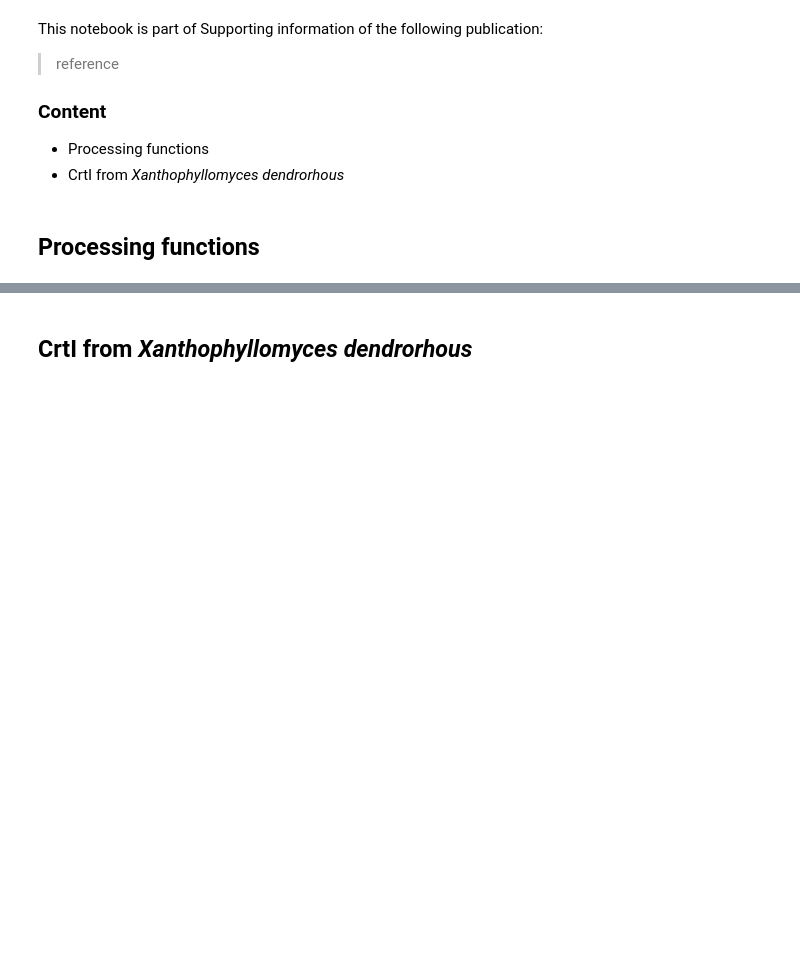
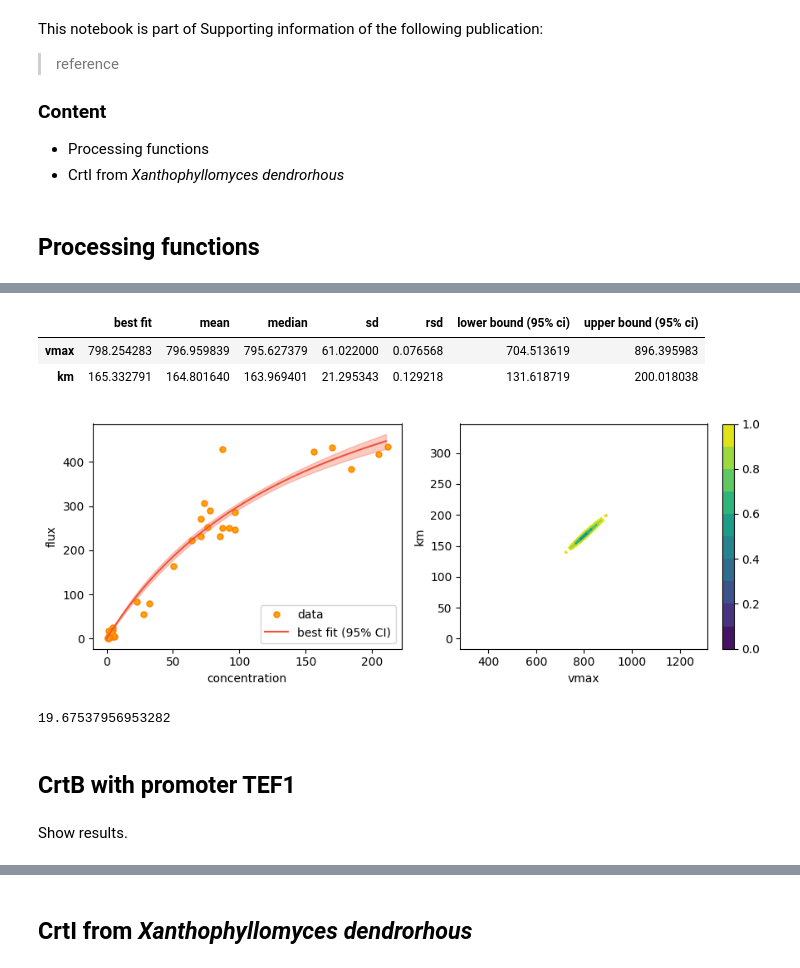
Before and after one commit to MetaSys-LISBP/in_vivo_enzymatic_parameters, a Jupyter notebook: enzinvivo.ipynb, the cells around one changed output, grey strips where cells are left out. Cells and saved outputs as stored; diff of their text form; code cells hidden in the pictures; blank space fills up the shorter version.

```diff
--- a/enzinvivo.ipynb
+++ b/enzinvivo.ipynb
@@ -103,0 +145,20 @@ def plot_results(x, y, mini, out, results_mc):
+# %%
+ci_par
+# %% [output]
+|  | best fit | mean | median | sd | rsd | lower bound (95% ci) | upper bound (95% ci) |
+| vmax | 798.254283 | 796.959839 | 795.627379 | 61.022000 | 0.076568 | 704.513619 | 896.395983 |
+| km | 165.332791 | 164.801640 | 163.969401 | 21.295343 | 0.129218 | 131.618719 | 200.018038 |
+# %%
+plot_results(CrtB_pg1p_GGPP, CrtB_pg1p_phytoene_flux, mini, results, ci_sim,
+             save="./figures/CrtB_pg1p.svg",
+             plot=dict(figsize=(9, 3.5)),
+             plot_args=dict(markerfacecolor="#FFA500", markeredgewidth=1, markeredgecolor="#FF7F00"),
+             plot_sim=dict(color="#EF553B"))
+# %% [output]
+[figure, added]
+# %%
+np.mean(np.abs(results.residual))
+# %% [output]
+19.67537956953282
+# %% [markdown]
+## CrtB with promoter TEF1
@@ -103,0 +176,2 @@ def plot_results(x, y, mini, out, results_mc):
+# %% [markdown]
+Show results.
```
Also changed, not shown: parts of 39 cells of this notebook, 5 other files.
